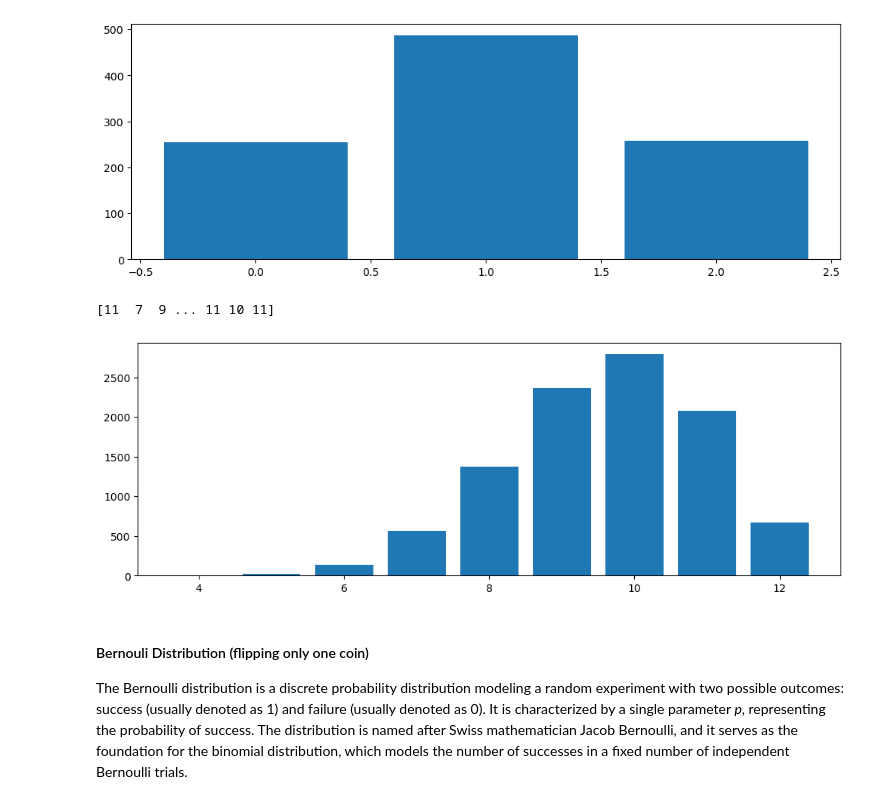
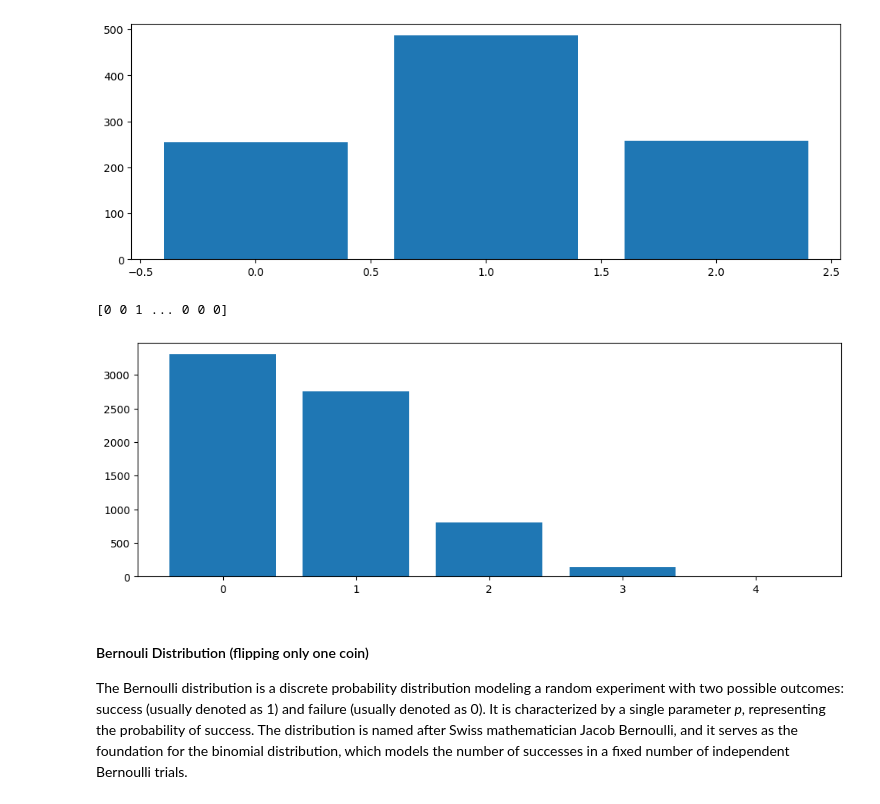
Before and after one commit to noyo0/Fundamentals_DataAnalysis, a Jupyter notebook: myNoteBook.ipynb, the cells around one changed output. Saved outputs shown, nothing was run; the diff lists cells and outputs as text; code cells hidden in the pictures.

```diff
--- a/myNoteBook.ipynb
+++ b/myNoteBook.ipynb
@@ -485,23 +485,23 @@ ax.bar(x, counts)
 # %%
 # multiple trials (multiple coins)
 import numpy as np
 import matplotlib.pyplot as plt
 
 #12 coins, 80% chance
-n, p = 12, 0.8   # n= number of trials/experiments/coins(1),
+n, p = 4, 0.17   # n= number of trials/experiments/coins(1),
                 # p= probability of each trial (50%)
-rand_coins = np.random.binomial(n, p, 10000)
+rand_coins = np.random.binomial(n, p, 7000)
 # coinflipping x100
 # create bar plot
 fig, ax = plt.subplots(figsize=(12,4))
 #count unique values in the array:
 x, counts = np.unique(rand_coins, return_counts=True)
 #Create bar chart
 ax.bar(x, counts)
 print(rand_coins)
 # %% [output]
-[11  7  9 ... 11 10 11]
+[0 0 1 ... 0 0 0]
-[figure, old version]
+[figure, new version]
 # %% [markdown]
 #### Bernouli Distribution (flipping only one coin)
 The Bernoulli distribution is a discrete probability distribution modeling a random experiment with two possible outcomes: success (usually denoted as 1) and failure (usually denoted as 0). It is characterized by a single parameter *p*,
```
